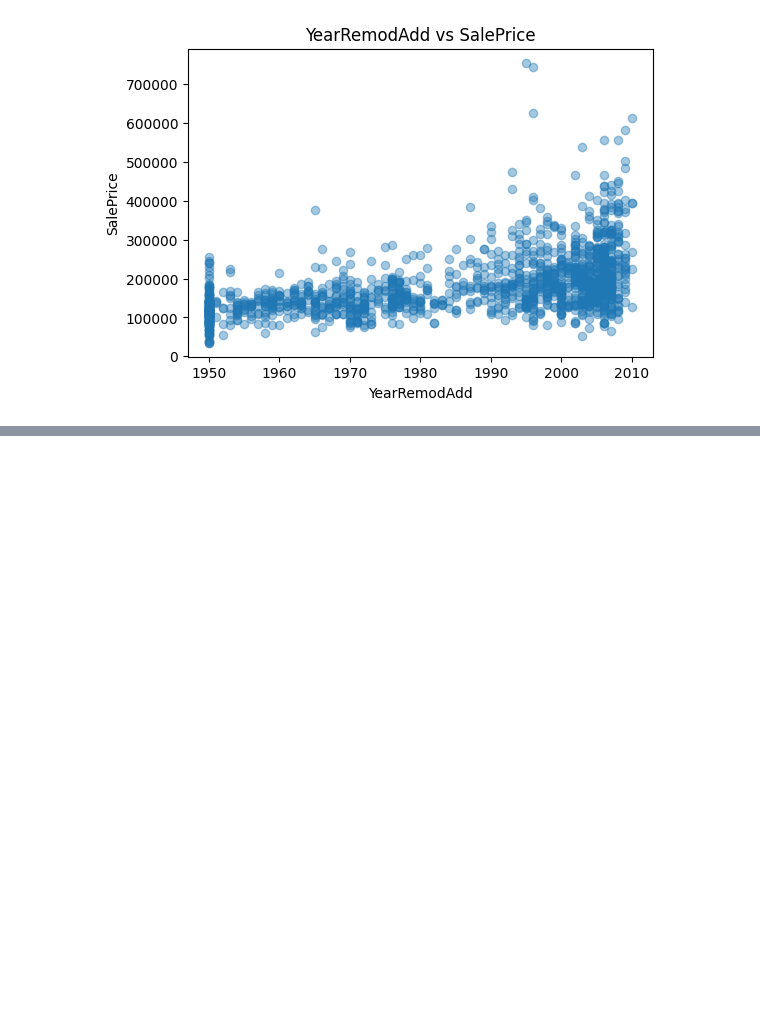
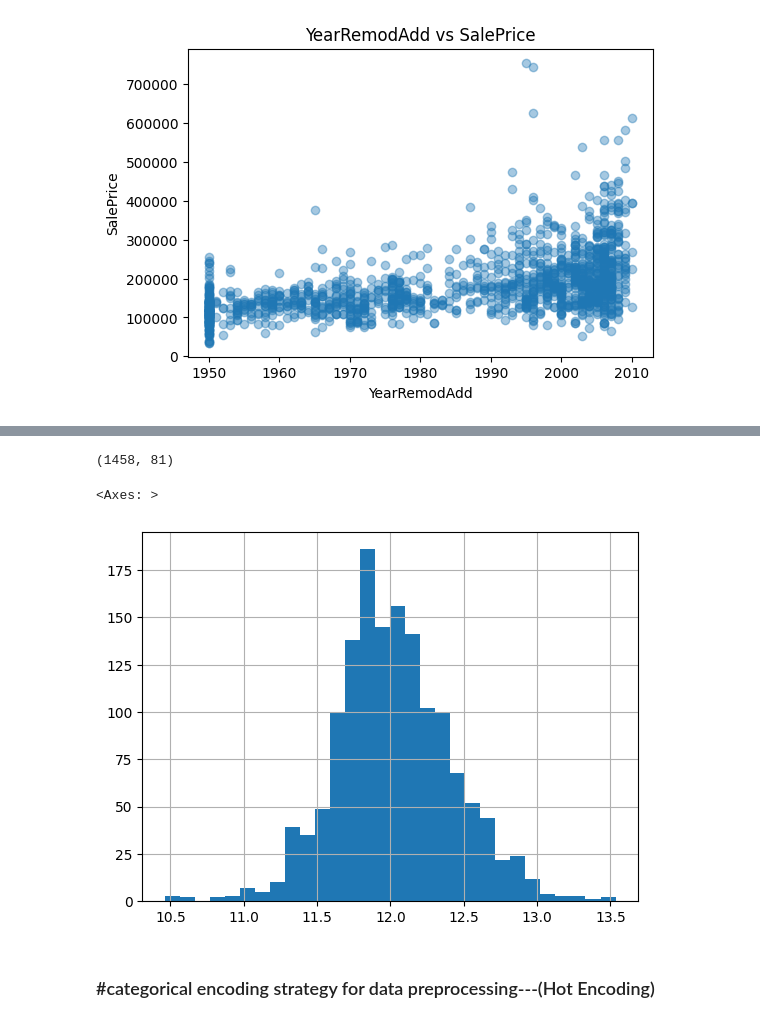
Before and after one commit to mim-1999/ames-housing-regression, a Jupyter notebook: Ames_Housing_EDA_LinearRegression.ipynb, the cells around one changed output, grey strips where cells are left out. Drawn from its saved outputs; the diff is of its cells as text; code cells hidden in the pictures; blank space fills up the shorter version.

Commit message:
Data cleaning operation

```diff
--- a/Ames_Housing_EDA_LinearRegression.ipynb
+++ b/Ames_Housing_EDA_LinearRegression.ipynb
@@ -355,0 +370,16 @@ for feature in top_numeric:
+# %%
+# remove anomilies - removal rule
+df = df[~((df['GrLivArea'] > 4000) & (df['SalePrice'] < 300000))]
+# %%
+df.shape
+# %% [output]
+(1458, 81)
+# %%
+## Log Transformation of SalePrice (to reduce right skew)
+df['SalePrice_log'] = np.log(df['SalePrice'])
+df['SalePrice_log'].hist(bins=30)
+# %% [output]
+<Axes: >
+[figure, added]
+# %% [markdown]
+### #categorical encoding strategy for data preprocessing---(Hot Encoding)
```
Also changed, not shown: parts of 9 cells of this notebook.
